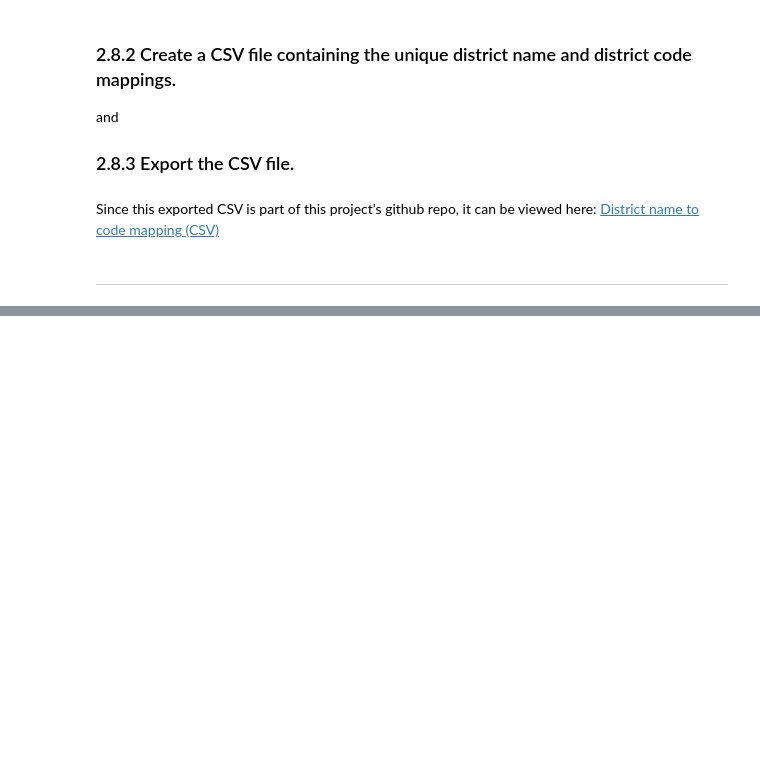
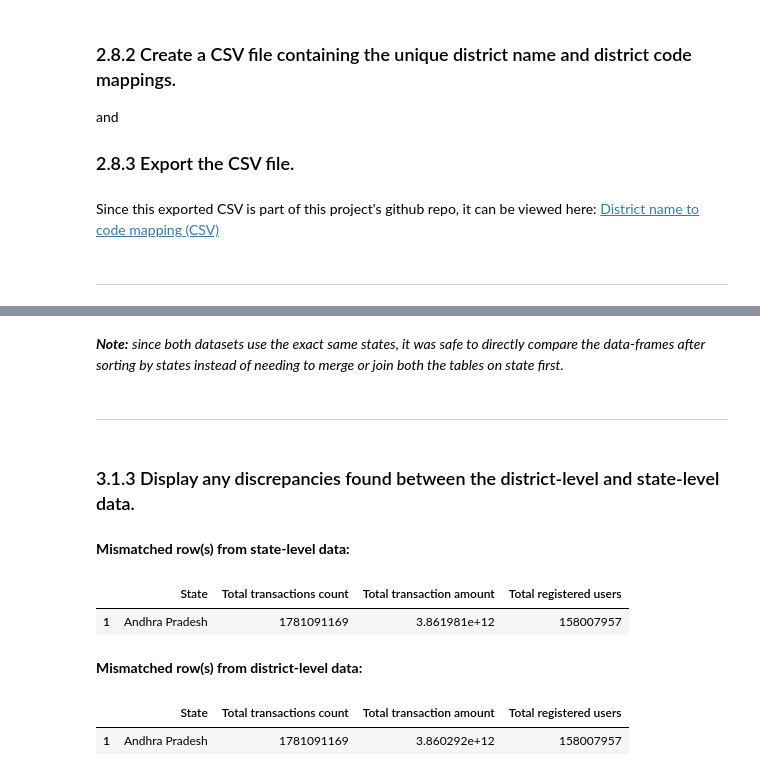
Before and after one commit to chetanchandel31/da_phone_pe, a Jupyter notebook: notebooks/01_phone_pe_analysis.ipynb, the cells around one changed output, grey strips where cells are left out. Drawn from its saved outputs; the diff is of its cells as text; code cells hidden in the pictures; blank space fills up the shorter version.

```diff
--- a/notebooks/01_phone_pe_analysis.ipynb
+++ b/notebooks/01_phone_pe_analysis.ipynb
@@ -1085,0 +1169,23 @@ Since this exported CSV is part of this project's github repo, it can be viewed
+# %% [markdown]
+***Note:*** *since both datasets use the exact same states, it was safe to directly compare the data-frames after sorting by states instead of needing to merge or join both the tables on state first.*
+# %% [markdown]
+---
+# %% [markdown]
+### 3.1.3 Display any discrepancies found between the district-level and state-level data.
+# %%
+display(Markdown("**Mismatched row(s) from state-level data:**"))
+display(
+    df_state_stats_from_state_transactions[mask_state_district_difference],
+)
+
+display(Markdown("**Mismatched row(s) from district-level data:**"))
+display(
+    df_state_stats_from_district_transactions[mask_state_district_difference],
+)
+# %% [output]
+**Mismatched row(s) from state-level data:**
+|  | State | Total transactions count | Total transaction amount | Total registered users |
+| 1 | Andhra Pradesh | 1781091169 | 3.861981e+12 | 158007957 |
+**Mismatched row(s) from district-level data:**
+|  | State | Total transactions count | Total transaction amount | Total registered users |
+| 1 | Andhra Pradesh | 1781091169 | 3.860292e+12 | 158007957 |
```
Also changed, not shown: parts of 9 cells of this notebook.
